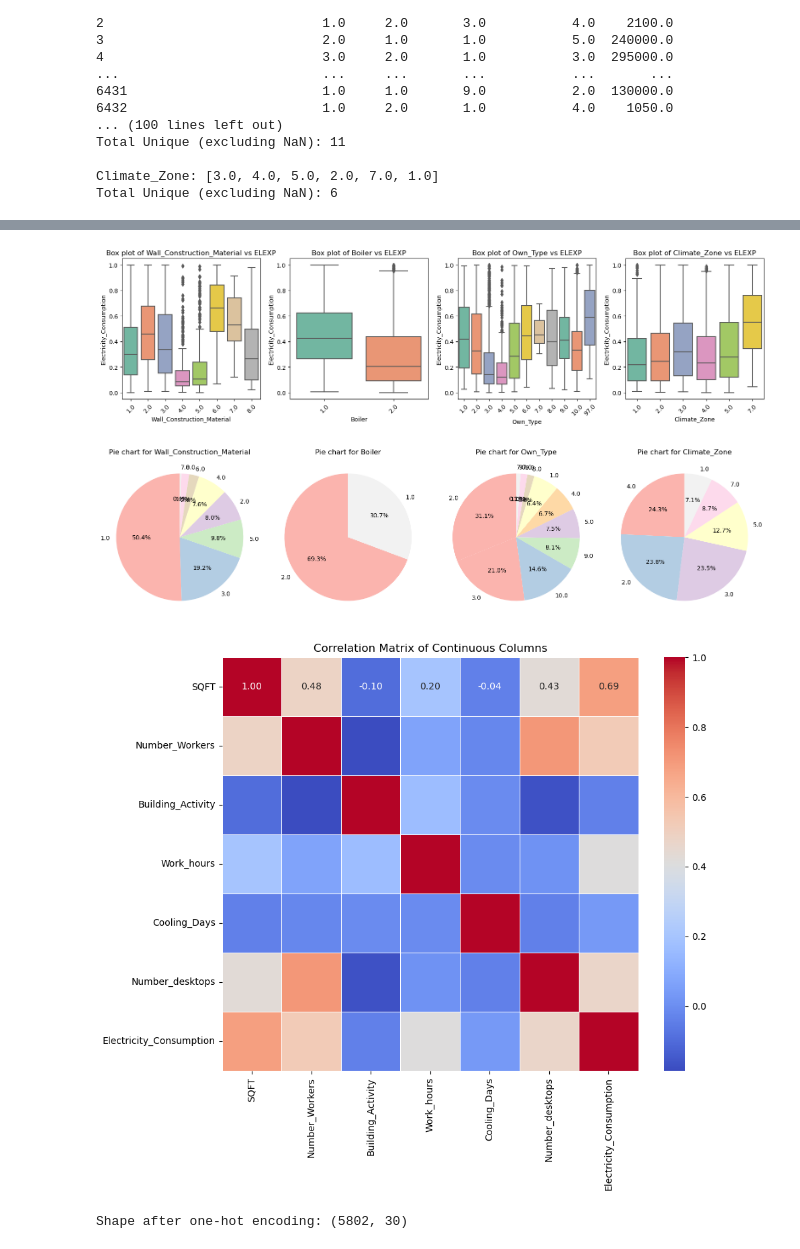
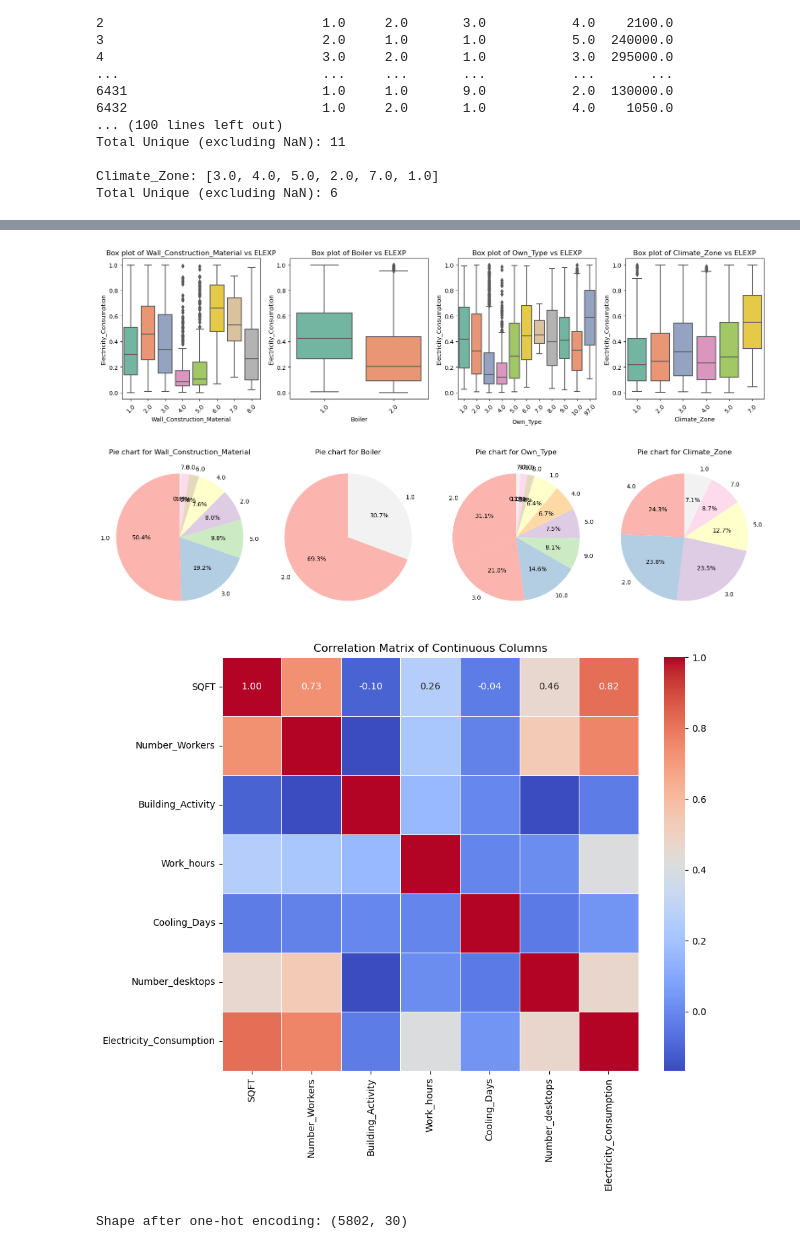
Before and after one commit to aash1999/Commercial-Buildings-Energy-Consumption-Survey, a Jupyter notebook: codes/EDAQ3_Aakash.ipynb, the cells around one changed output, grey strips where cells are left out. Cells and saved outputs as stored; diff of their text form; code cells hidden in the pictures.

```diff
--- a/codes/EDAQ3_Aakash.ipynb
+++ b/codes/EDAQ3_Aakash.ipynb
@@ -97,13 +97,12 @@ def remove_outliers(df, cols):
         DataFrame: DataFrame without outliers
     """
     for col in cols:
-        Q1 = df[col].quantile(0.25)  # 25th percentile
-        Q3 = df[col].quantile(0.75)  # 75th percentile
-        IQR = Q3 - Q1                # Interquartile range
-        lower_bound = Q1 - 1.5 * IQR # Lower whisker
-        upper_bound = Q3 + 1.5 * IQR # Upper whisker
+        Q1 = df[col].quantile(0.25)
+        Q3 = df[col].quantile(0.75)
+        IQR = Q3 - Q1
+        lower_bound = Q1 - 1.5 * IQR
+        upper_bound = Q3 + 1.5 * IQR
 
-        # Filter data within the IQR bounds
         df = df[(df[col] >= lower_bound) & (df[col] <= upper_bound)]
 
     return df
@@ -118,6 +117,11 @@ def DataPreProcessing(df, cat_cols, cont_cols, category_map):
     df = remove_outliers(df, columns_to_check)
     # df[target_col] = np.log1p(df[target_col])
     df[target_col] = np.sqrt(df[target_col])
+    df["SQFT"] = np.sqrt(df["SQFT"])
+    df["Number_Workers"] = np.log1p(df["Number_Workers"])
+    df["Cooling_Days"] = np.sqrt(df["Cooling_Days"])
+
+
     from scipy.stats import boxcox
     # df[target_col], fitted_lambda = boxcox(df[target_col])
 
@@ -281,35 +285,6 @@ class DataExploration:
 
 
 
-import numpy as np
-
-def remove_outliers(df):
-    """
-    Removes outliers in each column of the DataFrame using the IQR method.
-
-    Args:
-    - df: DataFrame from which outliers need to be removed.
-
-    Returns:
-    - df_no_outliers: DataFrame with outliers removed.
-    """
-    df_no_outliers = df.copy()
-
-    for col in df_no_outliers.select_dtypes(include=np.number).columns:
-        Q1 = df_no_outliers[col].quantile(0.25)
-        Q3 = df_no_outliers[col].quantile(0.75)
-        IQR = Q3 - Q1
-        lower_bound = Q1 - 1.5 * IQR
-        upper_bound = Q3 + 1.5 * IQR
-
-        df_no_outliers = df_no_outliers[(df_no_outliers[col] >= lower_bound) & (df_no_outliers[col] <= upper_bound)]
-
-    print(f"Shape of the data after removing outliers: {df_no_outliers.shape}")
-    return df_no_outliers
-
-
-# df_imputed[["ELCNS"]] = remove_outliers(df_imputed[["ELCNS"]])
-
 eda = DataExploration(df_imputed, cat_cols, cont_cols, target_col=target_col)
 
 eda.perform_eda()
@@ -319,6 +294,6 @@ eda.perform_eda()
 [figure]
 [figure]
-[figure, old version]
+[figure, new version]
 # %%
 import pandas as pd
 
```
Also changed, not shown: parts of 11 cells of this notebook.
